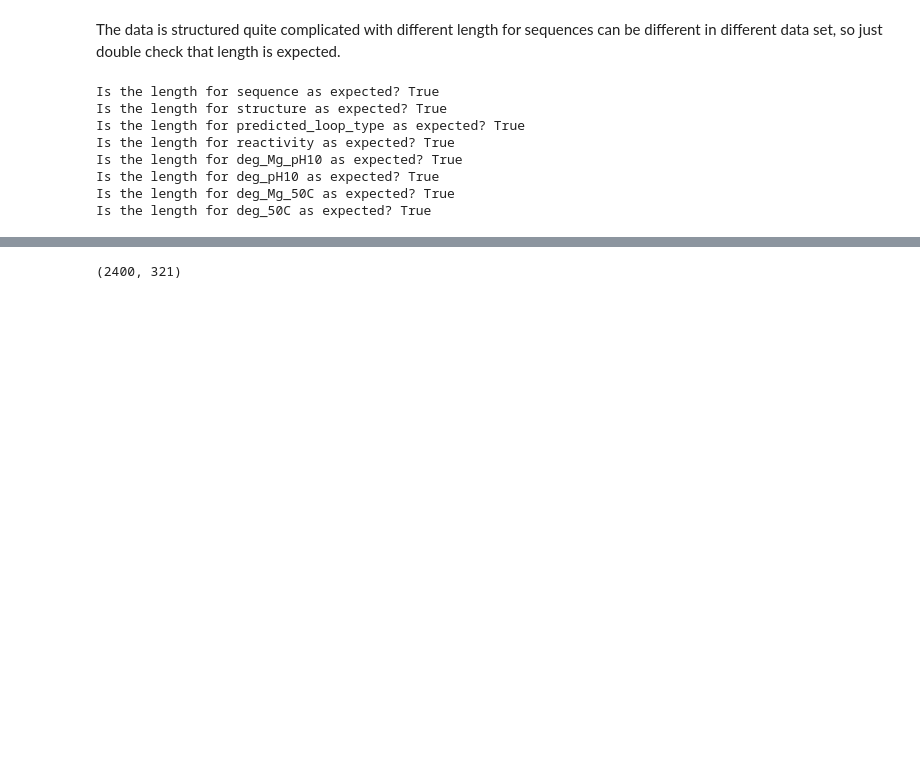
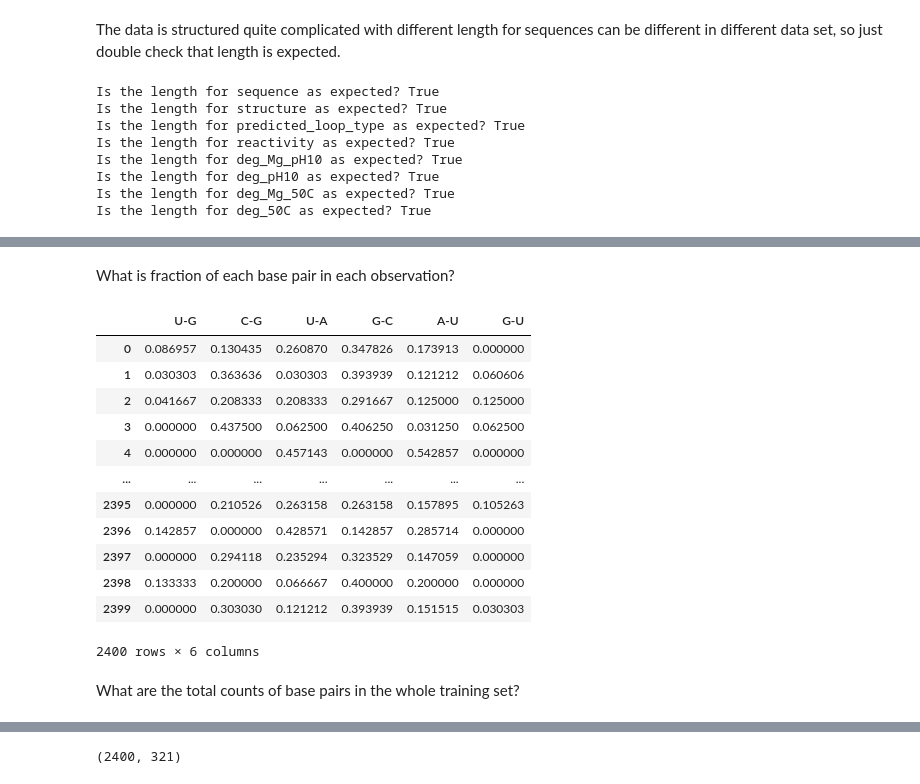
Before and after one commit to bruce-lam/W207_Final_Zhu_Yu_Lam, a Jupyter notebook: W207 Final Project Yu_ Zhu_ Lam.ipynb, the cells around one changed output, grey strips where cells are left out. Saved outputs shown, nothing was run; the diff lists cells and outputs as text; code cells hidden in the pictures; blank space fills up the shorter version.

```diff
--- a/W207 Final Project Yu_ Zhu_ Lam.ipynb
+++ b/W207 Final Project Yu_ Zhu_ Lam.ipynb
@@ -142,0 +171,15 @@ Is the length for deg_50C as expected? True
+# %%
+# Count the fraction of all the bases in the sequences
+bases = []
+
+for base in range(len(full_train)):
+    counts = dict(count(full_train.iloc[base]['sequence']))
+    bases.append((
+        counts['A'] / 107,
+        counts['G'] / 107,
+        counts['C'] / 107,
+        counts['U'] / 107
+    ))
+
+bases = pd.DataFrame(bases, columns=['A_percent', 'G_percent', 'C_percent', 'U_percent'])
+bases
@@ -142,0 +200,48 @@ Is the length for deg_50C as expected? True
+# %% [markdown]
+What is fraction of each base pair in each observation?
+# %%
+pairs = []
+all_partners = []
+for base in range(len(full_train)):
+  partners = [-1 for symbol in range(130)]
+  pairs_dict = {('U', 'G'): 0, ('C', 'G'): 0, ('U', 'A'): 0, ('G', 'C'): 0, ('A', 'U'): 0, ('G', 'U'): 0}
+  queue = []
+  for symbol in range(0, len(full_train.iloc[base]['structure'])):
+    if full_train.iloc[base]['structure'][symbol] == '(':
+      queue.append(symbol)
+    if full_train.iloc[base]['structure'][symbol] == ')':
+      first = queue.pop()
+      pairs_dict[(full_train.iloc[base]['sequence'][first], full_train.iloc[base]['sequence'][symbol])] += 1
+      partners[first] = symbol
+      partners[symbol] = first
+
+  all_partners.append(partners)
+
+  pairs_num = 0
+  pairs_unique = [('U', 'G'), ('C', 'G'), ('U', 'A'), ('G', 'C'), ('A', 'U'), ('G', 'U')]
+  for item in pairs_dict:
+    pairs_num += pairs_dict[item]
+  add_tuple = list()
+  for item in pairs_unique:
+    add_tuple.append(pairs_dict[item]/pairs_num)
+  pairs.append(add_tuple)
+
+pairs = pd.DataFrame(pairs, columns=['U-G', 'C-G', 'U-A', 'G-C', 'A-U', 'G-U'])
+full_train['partners'] = all_partners
+pairs
+# %% [output]
+|  | U-G | C-G | U-A | G-C | A-U | G-U |
+| 0 | 0.086957 | 0.130435 | 0.260870 | 0.347826 | 0.173913 | 0.000000 |
+| 1 | 0.030303 | 0.363636 | 0.030303 | 0.393939 | 0.121212 | 0.060606 |
+| 2 | 0.041667 | 0.208333 | 0.208333 | 0.291667 | 0.125000 | 0.125000 |
+| 3 | 0.000000 | 0.437500 | 0.062500 | 0.406250 | 0.031250 | 0.062500 |
+| 4 | 0.000000 | 0.000000 | 0.457143 | 0.000000 | 0.542857 | 0.000000 |
+| ... | ... | ... | ... | ... | ... | ... |
+| 2395 | 0.000000 | 0.210526 | 0.263158 | 0.263158 | 0.157895 | 0.105263 |
+| 2396 | 0.142857 | 0.000000 | 0.428571 | 0.142857 | 0.285714 | 0.000000 |
+| 2397 | 0.000000 | 0.294118 | 0.235294 | 0.323529 | 0.147059 | 0.000000 |
+| 2398 | 0.133333 | 0.200000 | 0.066667 | 0.400000 | 0.200000 | 0.000000 |
+| 2399 | 0.000000 | 0.303030 | 0.121212 | 0.393939 | 0.151515 | 0.030303 |
+2400 rows × 6 columns
+# %% [markdown]
+What are the total counts of base pairs in the whole training set?
```
Also changed, not shown: parts of 20 cells of this notebook.
